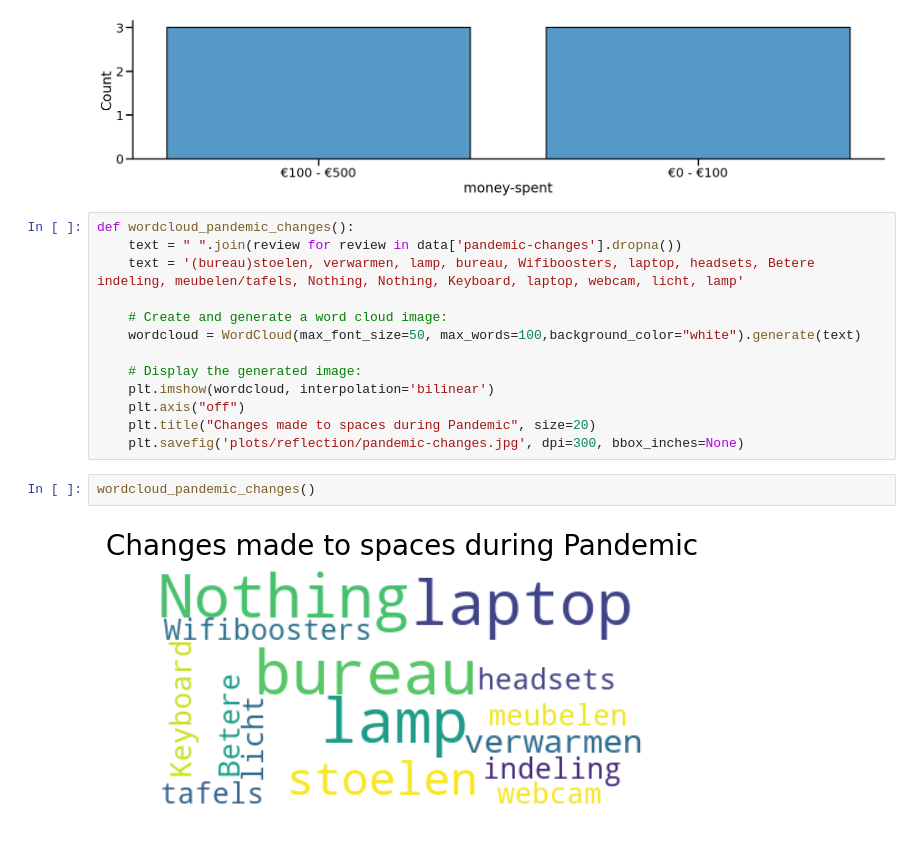
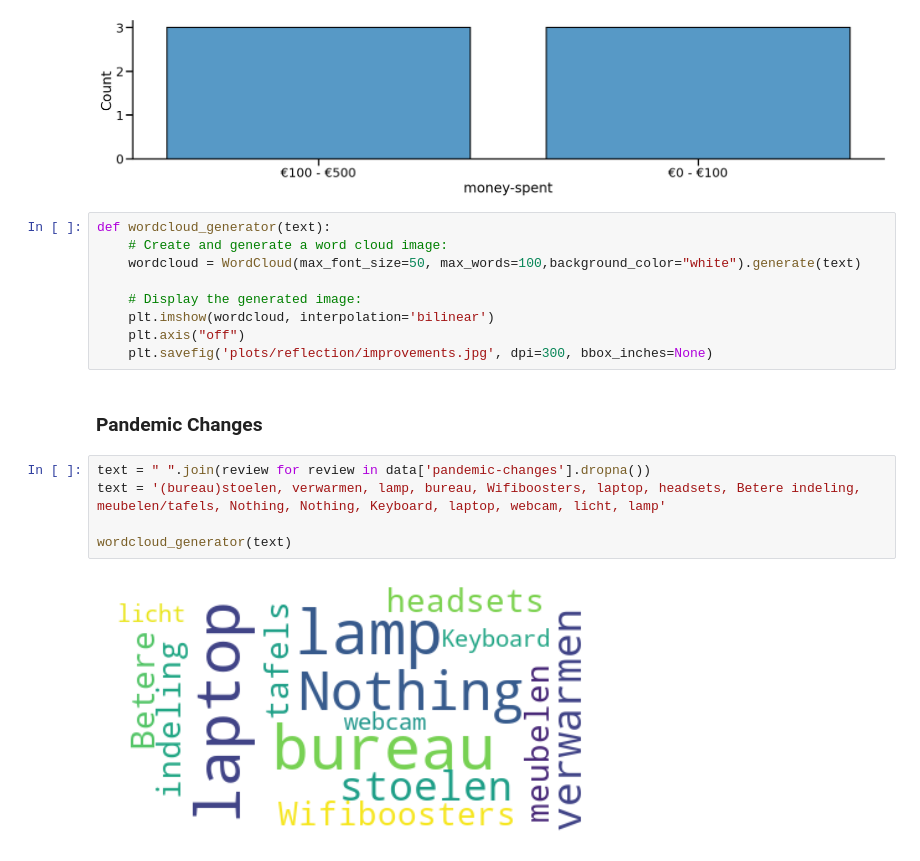
Before and after one commit to shrutirao94/spatial-inequality-nl-analysis, a Jupyter notebook: analysis.ipynb, the cells around one changed output. Cells and saved outputs as stored; diff of their text form.

Commit message:
Reflection Analysis

```diff
--- a/analysis.ipynb
+++ b/analysis.ipynb
@@ -318,19 +318,20 @@ sns.displot(data, x='money-spent', discrete=True, shrink=0.8, aspect =4)
 <seaborn.axisgrid.FacetGrid at 0x...>
 [figure]
 # %%
-def wordcloud_pandemic_changes():
-    text = " ".join(review for review in data['pandemic-changes'].dropna())
-    text = '(bureau)stoelen, verwarmen, lamp, bureau, Wifiboosters, laptop, headsets, Betere indeling, meubelen/tafels, Nothing, Nothing, Keyboard, laptop, webcam, licht, lamp'
-
+def wordcloud_generator(text):
     # Create and generate a word cloud image:
     wordcloud = WordCloud(max_font_size=50, max_words=100,background_color="white").generate(text)
 
     # Display the generated image:
     plt.imshow(wordcloud, interpolation='bilinear')
     plt.axis("off")
-    plt.title("Changes made to spaces during Pandemic", size=20)
-    plt.savefig('plots/reflection/pandemic-changes.jpg', dpi=300, bbox_inches=None)
+    plt.savefig('plots/reflection/improvements.jpg', dpi=300, bbox_inches=None)
+# %% [markdown]
+### Pandemic Changes
 # %%
-wordcloud_pandemic_changes()
+text = " ".join(review for review in data['pandemic-changes'].dropna())
+text = '(bureau)stoelen, verwarmen, lamp, bureau, Wifiboosters, laptop, headsets, Betere indeling, meubelen/tafels, Nothing, Nothing, Keyboard, laptop, webcam, licht, lamp'
+
+wordcloud_generator(text)
 # %% [output]
-[figure, old version]
+[figure, new version]
```
Also changed, not shown: parts of 9 cells of this notebook, 2 other files.
